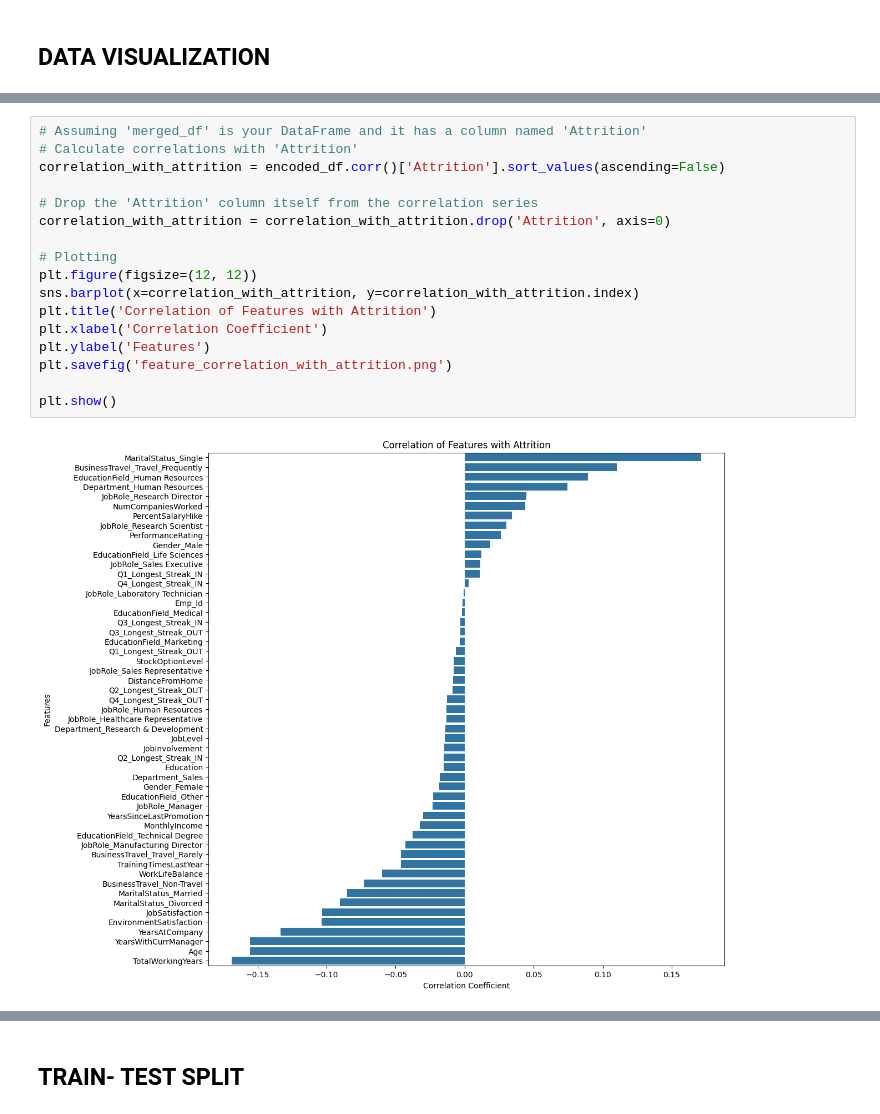
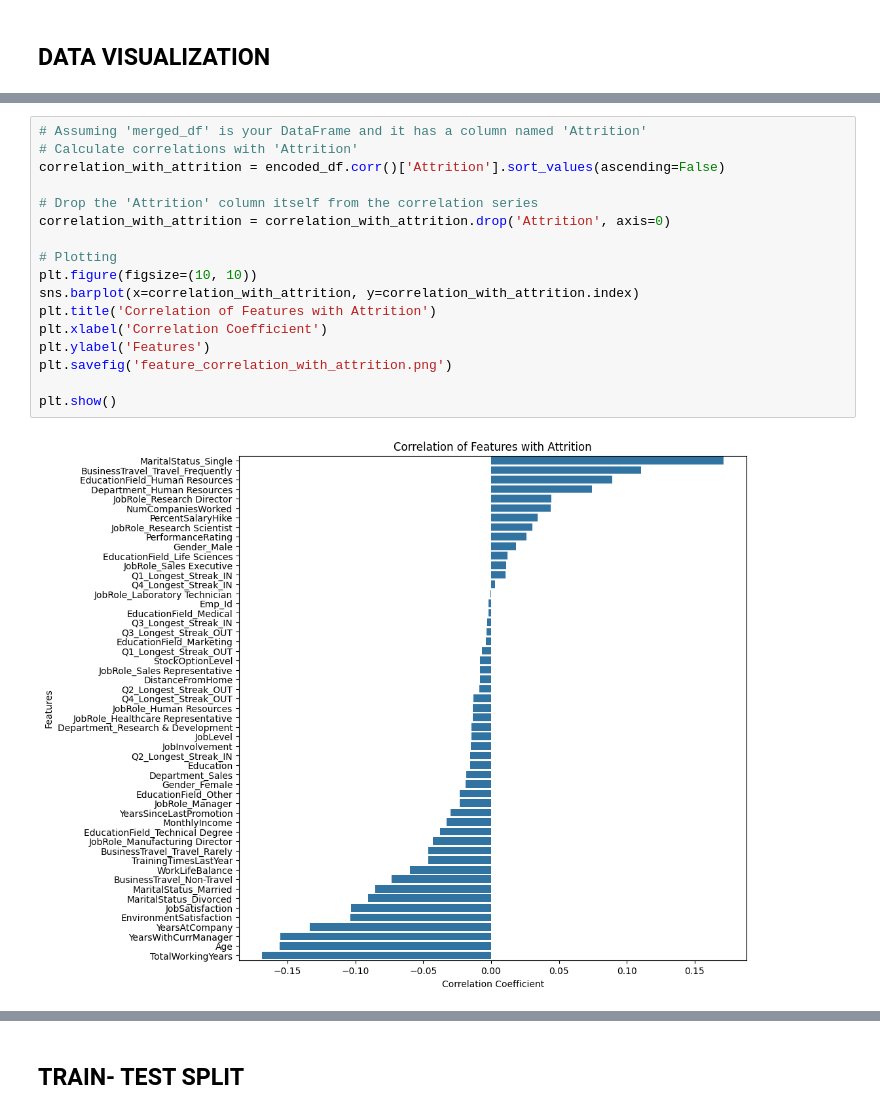
Before and after one commit to b2200765017/AIN-PROJECT, a Jupyter notebook: main.ipynb, the cells around one changed output, grey strips where cells are left out. Saved outputs shown, nothing was run; the diff lists cells and outputs as text.

```diff
--- a/main.ipynb
+++ b/main.ipynb
@@ -458,20 +347,20 @@ plt.show()
 # %%
 # Assuming 'merged_df' is your DataFrame and it has a column named 'Attrition'
 # Calculate correlations with 'Attrition'
 correlation_with_attrition = encoded_df.corr()['Attrition'].sort_values(ascending=False)
 
 # Drop the 'Attrition' column itself from the correlation series
 correlation_with_attrition = correlation_with_attrition.drop('Attrition', axis=0)
 
 # Plotting
-plt.figure(figsize=(12, 12))
+plt.figure(figsize=(10, 10))
 sns.barplot(x=correlation_with_attrition, y=correlation_with_attrition.index)
 plt.title('Correlation of Features with Attrition')
 plt.xlabel('Correlation Coefficient')
 plt.ylabel('Features')
 plt.savefig('feature_correlation_with_attrition.png')
 
 plt.show()
 # %% [output]
-[figure, old version]
+[figure, new version]
 # %%
```
Also changed, not shown: parts of 26 cells of this notebook.
